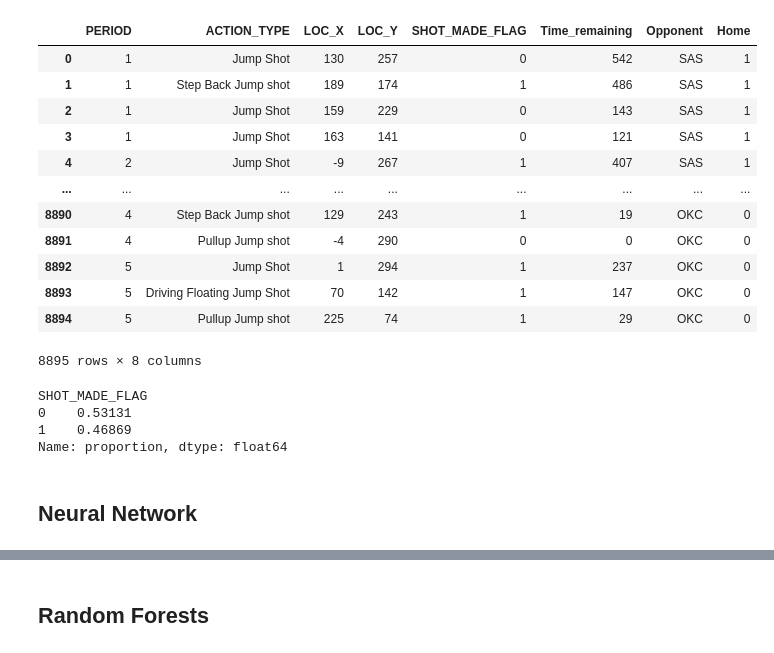
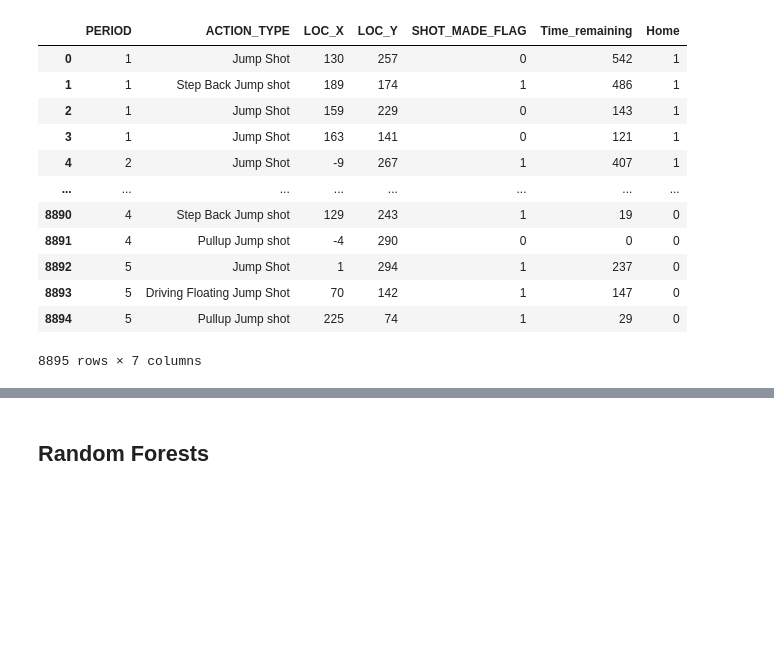
Before and after one commit to raulsharma21/NBA-Actions, a Jupyter notebook: code/shot_predictor.ipynb, the cells around one changed output, grey strips where cells are left out. Cells and saved outputs as stored; diff of their text form; code cells hidden in the pictures; blank space fills up the shorter version.

```diff
--- a/code/shot_predictor.ipynb
+++ b/code/shot_predictor.ipynb
@@ -5,68 +21,53 @@
 # %%
-from sklearn.model_selection import train_test_split
-from sklearn.preprocessing import OneHotEncoder, StandardScaler
-import numpy as np
-import pandas as pd
-from nba_api.stats.endpoints import shotchartdetail
-import tensorflow as tf
-import tensorflow.keras as keras
-
+# set it so we can see all columns in the dataframe (for clarity)
 pd.set_option('display.max_columns', None)
 
+# establish the seasons we want to analyze
 seasons = [
     '2016-17', '2017-18', '2018-19',
     '2019-20', '2020-21', '2021-22', '2022-23', '2023-24'
 ]
 
+# function to find player data
 def find_player(player_id):
+    # get data for each season
     for season in seasons:
         shots = shotchartdetail.ShotChartDetail(
             team_id=0,
             player_id=player_id,
             season_type_all_star='Regular Season',
             context_measure_simple='FGA',
             season_nullable=season
         ).get_data_frames()[0]
         shots['SEASON'] = season
         if 'shots_df' not in locals():
             shots_df = shots
         else:
+            # add new shots to existing dataframe of shots
             shots_df = pd.concat([shots_df, shots], ignore_index=True)
     return shots_df
 
+# make Curry dataframe
 curry = find_player(201939)
+
+# choose only relevant columns
 df = curry[['PERIOD', 'MINUTES_REMAINING', 'SECONDS_REMAINING', 'ACTION_TYPE', 'LOC_X','LOC_Y', 'SHOT_MADE_FLAG', 'HTM', 'VTM']].copy()
 df['Time_remaining'] = df['MINUTES_REMAINING'] * 60 + df['SECONDS_REMAINING']
 df['Opponent'] = np.where(df['HTM']  == 'GSW', df['VTM'], df['HTM'])
 df['Home'] = np.where(df['HTM'] == 'GSW', 1, 0)
-df = df.drop(columns=['MINUTES_REMAINING', 'SECONDS_REMAINING', 'HTM', 'VTM'])
+df = df.drop(columns=['MINUTES_REMAINING', 'SECONDS_REMAINING', 'HTM', 'VTM',"Opponent"])
 df
 # %% [output]
-|  | PERIOD | ACTION_TYPE | LOC_X | LOC_Y | SHOT_MADE_FLAG | Time_remaining | Opponent | Home |
-| 0 | 1 | Jump Shot | 130 | 257 | 0 | 542 | SAS | 1 |
-| 1 | 1 | Step Back Jump shot | 189 | 174 | 1 | 486 | SAS | 1 |
-| 2 | 1 | Jump Shot | 159 | 229 | 0 | 143 | SAS | 1 |
-| 3 | 1 | Jump Shot | 163 | 141 | 0 | 121 | SAS | 1 |
-| 4 | 2 | Jump Shot | -9 | 267 | 1 | 407 | SAS | 1 |
-| ... | ... | ... | ... | ... | ... | ... | ... | ... |
-| 8890 | 4 | Step Back Jump shot | 129 | 243 | 1 | 19 | OKC | 0 |
-| 8891 | 4 | Pullup Jump shot | -4 | 290 | 0 | 0 | OKC | 0 |
-| 8892 | 5 | Jump Shot | 1 | 294 | 1 | 237 | OKC | 0 |
-| 8893 | 5 | Driving Floating Jump Shot | 70 | 142 | 1 | 147 | OKC | 0 |
-| 8894 | 5 | Pullup Jump shot | 225 | 74 | 1 | 29 | OKC | 0 |
+|  | PERIOD | ACTION_TYPE | LOC_X | LOC_Y | SHOT_MADE_FLAG | Time_remaining | Home |
+| 0 | 1 | Jump Shot | 130 | 257 | 0 | 542 | 1 |
+| 1 | 1 | Step Back Jump shot | 189 | 174 | 1 | 486 | 1 |
+| 2 | 1 | Jump Shot | 159 | 229 | 0 | 143 | 1 |
+| 3 | 1 | Jump Shot | 163 | 141 | 0 | 121 | 1 |
+| 4 | 2 | Jump Shot | -9 | 267 | 1 | 407 | 1 |
+| ... | ... | ... | ... | ... | ... | ... | ... |
+| 8890 | 4 | Step Back Jump shot | 129 | 243 | 1 | 19 | 0 |
+| 8891 | 4 | Pullup Jump shot | -4 | 290 | 0 | 0 | 0 |
+| 8892 | 5 | Jump Shot | 1 | 294 | 1 | 237 | 0 |
+| 8893 | 5 | Driving Floating Jump Shot | 70 | 142 | 1 | 147 | 0 |
+| 8894 | 5 | Pullup Jump shot | 225 | 74 | 1 | 29 | 0 |
-8895 rows × 8 columns
+8895 rows × 7 columns
-# %%
-X = pd.get_dummies(df.drop(columns=['SHOT_MADE_FLAG']), columns=['ACTION_TYPE', 'Opponent'])
-X = X.astype('float32')
-y = df['SHOT_MADE_FLAG']
-
-X_train, X_test, y_train, y_test = train_test_split(X, y, test_size=0.2, random_state=42)
-
-y.value_counts(normalize=True)
-# %% [output]
-SHOT_MADE_FLAG
-0    0.53131
-1    0.46869
-Name: proportion, dtype: float64
-# %% [markdown]
-## Neural Network
```
Also changed, not shown: parts of 19 cells of this notebook, 2 other files.
